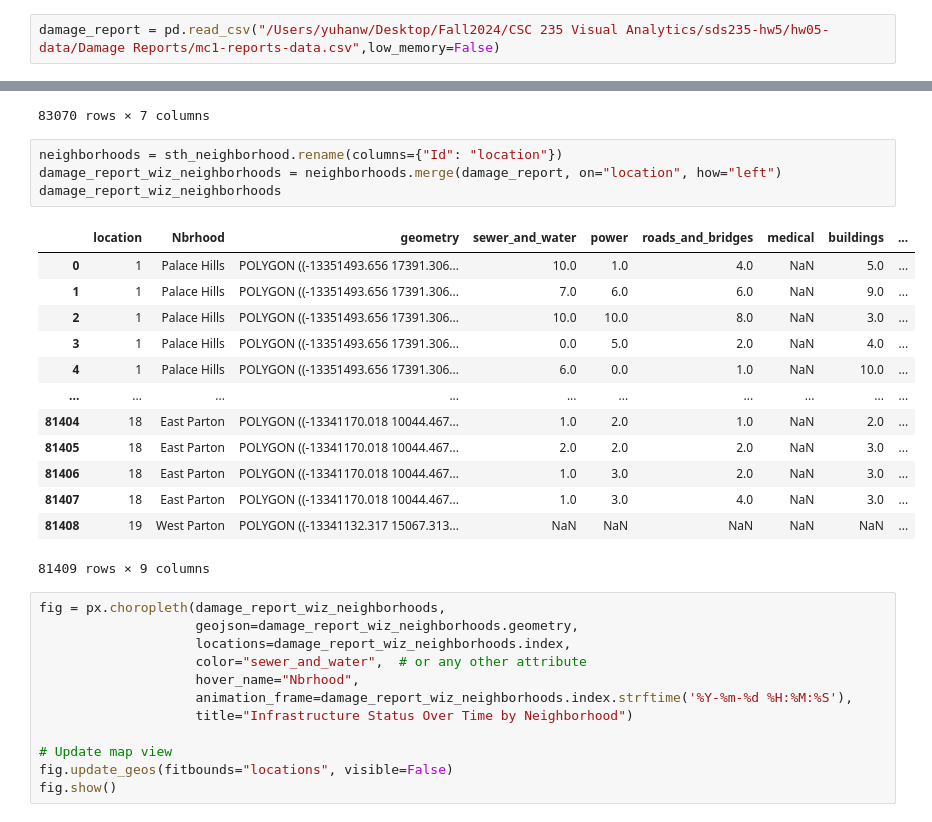
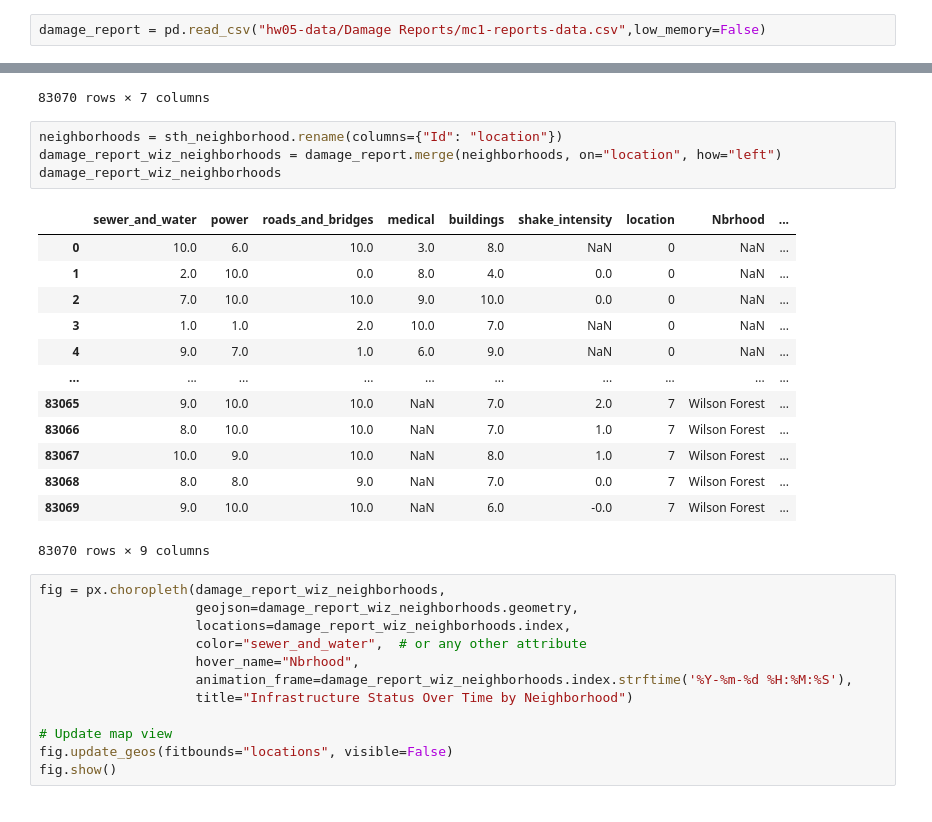
Before and after one commit to ssusnea/sds235-hw5, a Jupyter notebook: damage_report_vis.ipynb, the cells around one changed output, grey strips where cells are left out. Drawn from its saved outputs; the diff is of its cells as text.

```diff
--- a/damage_report_vis.ipynb
+++ b/damage_report_vis.ipynb
@@ -5,7 +5,7 @@ import matplotlib.pyplot as plt
 import geopandas as gpd
 import plotly.express as px
 # %%
-damage_report = pd.read_csv("/Users/yuhanw/Desktop/Fall2024/CSC 235 Visual Analytics/sds235-hw5/hw05-data/Damage Reports/mc1-reports-data.csv",low_memory=False)
+damage_report = pd.read_csv("hw05-data/Damage Reports/mc1-reports-data.csv",low_memory=False)
 # %%
 damage_report['time'] = pd.to_datetime(damage_report['time'])
 damage_report.set_index('time', inplace=True)
@@ -75,22 +75,22 @@ damage_report
 83070 rows × 7 columns
 # %%
 neighborhoods = sth_neighborhood.rename(columns={"Id": "location"})
-damage_report_wiz_neighborhoods = neighborhoods.merge(damage_report, on="location", how="left")
+damage_report_wiz_neighborhoods = damage_report.merge(neighborhoods, on="location", how="left")
 damage_report_wiz_neighborhoods
 # %% [output]
-|  | location | Nbrhood | geometry | sewer_and_water | power | roads_and_bridges | medical | buildings | ... |
-| 0 | 1 | Palace Hills | POLYGON ((-13351493.656 17391.306... | 10.0 | 1.0 | 4.0 | NaN | 5.0 | ... |
-| 1 | 1 | Palace Hills | POLYGON ((-13351493.656 17391.306... | 7.0 | 6.0 | 6.0 | NaN | 9.0 | ... |
-| 2 | 1 | Palace Hills | POLYGON ((-13351493.656 17391.306... | 10.0 | 10.0 | 8.0 | NaN | 3.0 | ... |
-| 3 | 1 | Palace Hills | POLYGON ((-13351493.656 17391.306... | 0.0 | 5.0 | 2.0 | NaN | 4.0 | ... |
-| 4 | 1 | Palace Hills | POLYGON ((-13351493.656 17391.306... | 6.0 | 0.0 | 1.0 | NaN | 10.0 | ... |
+|  | sewer_and_water | power | roads_and_bridges | medical | buildings | shake_intensity | location | Nbrhood | ... |
+| 0 | 10.0 | 6.0 | 10.0 | 3.0 | 8.0 | NaN | 0 | NaN | ... |
+| 1 | 2.0 | 10.0 | 0.0 | 8.0 | 4.0 | 0.0 | 0 | NaN | ... |
+| 2 | 7.0 | 10.0 | 10.0 | 9.0 | 10.0 | 0.0 | 0 | NaN | ... |
+| 3 | 1.0 | 1.0 | 2.0 | 10.0 | 7.0 | NaN | 0 | NaN | ... |
+| 4 | 9.0 | 7.0 | 1.0 | 6.0 | 9.0 | NaN | 0 | NaN | ... |
 | ... | ... | ... | ... | ... | ... | ... | ... | ... | ... |
-| 81404 | 18 | East Parton | POLYGON ((-13341170.018 10044.467... | 1.0 | 2.0 | 1.0 | NaN | 2.0 | ... |
-| 81405 | 18 | East Parton | POLYGON ((-13341170.018 10044.467... | 2.0 | 2.0 | 2.0 | NaN | 3.0 | ... |
-| 81406 | 18 | East Parton | POLYGON ((-13341170.018 10044.467... | 1.0 | 3.0 | 2.0 | NaN | 3.0 | ... |
-| 81407 | 18 | East Parton | POLYGON ((-13341170.018 10044.467... | 1.0 | 3.0 | 4.0 | NaN | 3.0 | ... |
-| 81408 | 19 | West Parton | POLYGON ((-13341132.317 15067.313... | NaN | NaN | NaN | NaN | NaN | ... |
+| 83065 | 9.0 | 10.0 | 10.0 | NaN | 7.0 | 2.0 | 7 | Wilson Forest | ... |
+| 83066 | 8.0 | 10.0 | 10.0 | NaN | 7.0 | 1.0 | 7 | Wilson Forest | ... |
+| 83067 | 10.0 | 9.0 | 10.0 | NaN | 8.0 | 1.0 | 7 | Wilson Forest | ... |
+| 83068 | 8.0 | 8.0 | 9.0 | NaN | 7.0 | 0.0 | 7 | Wilson Forest | ... |
+| 83069 | 9.0 | 10.0 | 10.0 | NaN | 6.0 | -0.0 | 7 | Wilson Forest | ... |
-81409 rows × 9 columns
+83070 rows × 9 columns
 # %%
 fig = px.choropleth(damage_report_wiz_neighborhoods,
                     geojson=damage_report_wiz_neighborhoods.geometry,
```
